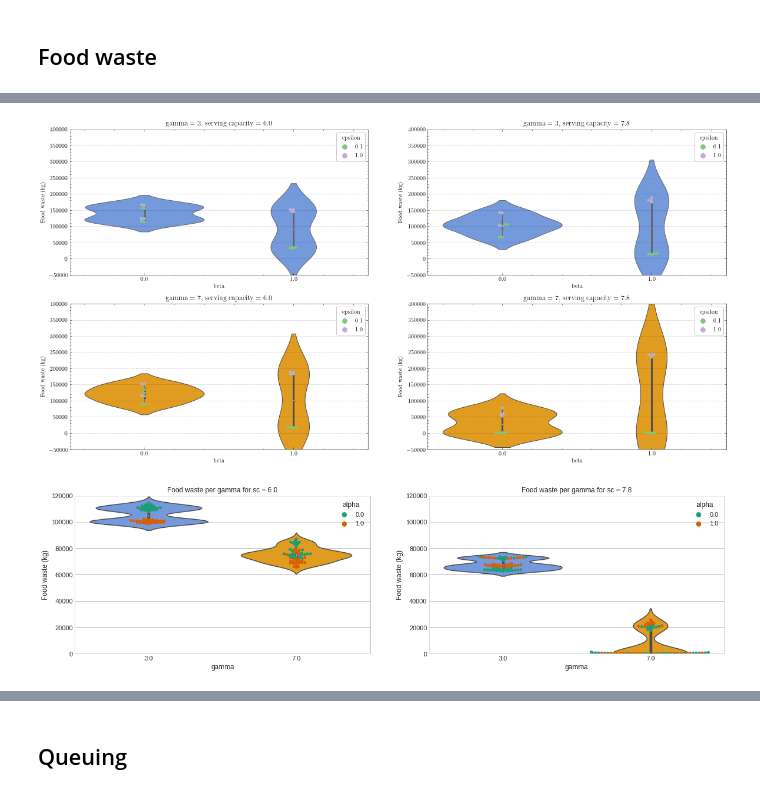
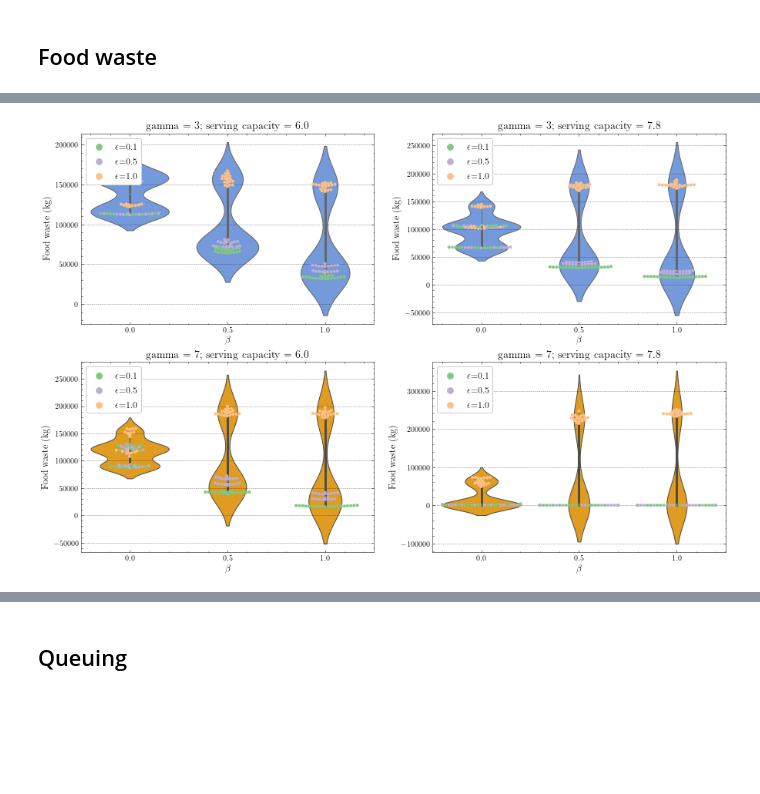
Before and after one commit to daanieo/FATM_ABM, a Jupyter notebook: results/sampling_base/Interpretation_sampling_base.ipynb, the cells around one changed output, grey strips where cells are left out. Saved outputs shown, nothing was run; the diff lists cells and outputs as text; code cells hidden in the pictures; blank space fills up the shorter version.

Commit message:
Food waste sampling updated

```diff
--- a/results/sampling_base/Interpretation_sampling_base.ipynb
+++ b/results/sampling_base/Interpretation_sampling_base.ipynb
@@ -179,7 +181,7 @@ for i in range(len(gs)):
     tmp1 = input_vars_batch_filtered[input_vars_batch_filtered.parallel_served_full==gs[i][1]]
     tmp2 = tmp1[tmp1.gamma==gs[i][0]]
 
-    sns.swarmplot(ax=ax[i] ,x="beta", y="unsatisfied consumption", data=tmp2,hue='alpha',palette='Dark2')#palette=my_palette['dark'])
+    sns.swarmplot(ax=ax[i] ,x="beta", y="unsatisfied consumption", data=tmp2,hue='alpha',palette='Dark2',size=4.5)#palette=my_palette['dark'])
     sns.violinplot(ax=ax[i], x="beta", y="unsatisfied consumption", data=tmp2,color=my_palette['light'][t[gs[i][0]]])
     ax[i].set_ylim([0,40e3])
     ax[i].set_title("gamma = %s; serving capacity = %s"%(gs[i][0],gs[i][1]),fontsize=14)
@@ -197,18 +198,0 @@ Cumulative queuing time for busiest facility #5, selected for B=0.0
-# %%
-fig, ax = plt.subplots(1,2,figsize=(15,5))
-
-my_palette = {}
-my_palette['dark'] = ['midnightblue', 'chocolate', 'darkolivegreen']
-my_palette['light'] = ['cornflowerblue','orange','yellowgreen']
-
-tmp1 = input_vars_batch_filtered[input_vars_batch_filtered.beta==0.0]
-
-gammas = [6.0,7.8]
-for g in range(len(gammas)):
-
-    tmp2 = tmp1[tmp1.parallel_served_full==gammas[g]]
-    sns.swarmplot(ax=ax[g] ,x="gamma", y="unsatisfied consumption", data=tmp2,hue='alpha',palette='Dark2')
-    sns.violinplot(ax=ax[g], x="gamma", y="unsatisfied consumption", data=tmp2,palette=my_palette['light'])
-    ax[g].set_title("Violin plot with model runs for beta = 0 and serving capacity = %s"%gammas[g])
-ax[0].set_ylim([0,55000])
-ax[1].set_ylim([1500,9500]);
@@ -266,53 +236,31 @@ for a in ax:
 # %%
-fig, ax = plt.subplots(2,2,figsize=(20,10))
+fig, ax = plt.subplots(2,2,figsize=(15,10))
 
 uc_endvals_dict = {}
-uc_endvals_dict["Food waste (kg)"] = list()
-# filtered_input_vars = input_vars[input_vars.gamma==7].reset_index()#.iloc[ d[0] ].reset_index()
-for j in fwinput.index:
-    uc_endvals_dict["Food waste (kg)"].append(foodwaste.o2[foodwaste.o0==j].iloc[-1])
+uc_endvals_dict["unsatisfied consumption"] = list()
+
+for j in input_vars_batch.index:
+    uc_endvals_dict["unsatisfied consumption"].append(data_batch.o2[data_batch.o0==j].iloc[-1])
 uc_endvals_df = pd.DataFrame(uc_endvals_dict)
-input_vars_batch_filtered = pd.concat([fwinput,uc_endvals_df],axis=1)
-
-my_palette = {}
-my_palette['dark'] = ['midnightblue', 'chocolate', 'darkolivegreen']
-my_palette['light'] = ['cornflowerblue','orange','yellowgreen']
-
-gammas = [3,7]
-scs = [6.0,7.8]
+input_vars_batch_filtered = pd.concat([input_vars_batch,uc_endvals_df],axis=1)
 
 for s in range(len(scs)):
 
-    tmp = input_vars_batch_filtered[input_vars_batch_filtered.parallel_served_full==scs[s]]
+    tmp1 = input_vars_batch_filtered[input_vars_batch_filtered.parallel_served_full==scs[s]]
 
     for g in range(len(gammas)):
 
-        tmp2 = tmp[tmp.gamma==gammas[g]]
-        sns.swarmplot(ax=ax[g,s] ,x="beta", y="Food waste (kg)", data=tmp2,hue='epsilon',palette='Accent')#palette=my_palette['dark'])
-        sns.violinplot(ax=ax[g,s], x="beta", y="Food waste (kg)", data=tmp2,color=my_palette['light'][g])
+        tmp2 = tmp1[tmp1.gamma==gammas[g]]
+        sns.swarmplot(ax=ax[g,s] ,x="beta", y="unsatisfied consumption", data=tmp2,hue='epsilon',palette='Accent',size=4)#palette=my_palette['dark'])
+        sns.violinplot(ax=ax[g,s], x="beta", y="unsatisfied consumption", data=tmp2,color=my_palette['light'][g])
 
-        ax[g,s].set_title('gamma = %s, serving capacity = %s'%(gammas[g],scs[s]))
-        ax[g,s].set_ylim([-50e3,400e3])
+        ax[g,s].set_title("gamma = %s; serving capacity = %s"%(gammas[g],scs[s]),fontsize=14)
+
+        ax[g,s].set_ylabel("Food waste (kg)",fontsize=12)
+        ax[g,s].set_xlabel(r"$\beta$",fontsize=12)
+        handles, labels = ax[g,s].get_legend_handles_labels()
+        ax[g,s].legend(handles[:3], [r"$\epsilon$=0.1",r"$\epsilon$=0.5",r"$\epsilon$=1.0"],loc='upper left',fontsize=12)
+
+plt.savefig("/home/daan/Desktop/fw_epsilon_full.png")
 # %% [output]
-[figure, old version]
+[figure, new version]
-# %%
-fig, ax = plt.subplots(1,2,figsize=(20,5))
-
-tmp = input_vars_batch_filtered[input_vars_batch_filtered.beta==0.0]
-
-my_palette = {}
-my_palette['dark'] = ['midnightblue', 'chocolate', 'darkolivegreen']
-my_palette['light'] = ['cornflowerblue','orange','yellowgreen']
-
-gammas = [6.0,7.8]
-filterfor = ['alpha','epsilon']
-for g in range(len(gammas)):
-    tmp2 = tmp[tmp.parallel_served_full==gammas[g]]
-
-    sns.swarmplot(ax=ax[g] ,x="gamma", y="Food waste (kg)", data=tmp2,hue='alpha',palette='Dark2')#palette=my_palette['dark'])
-    sns.violinplot(ax=ax[g], x="gamma", y="Food waste (kg)", data=tmp2,palette=my_palette['light'])
-
-    ax[g].set_ylim([0,12e4])
-    ax[g].set_title("Food waste per gamma for sc = %s"%gammas[g])
-# %% [output]
-[figure, removed]
```
Also changed, not shown: parts of 13 cells of this notebook, 7 other files.
